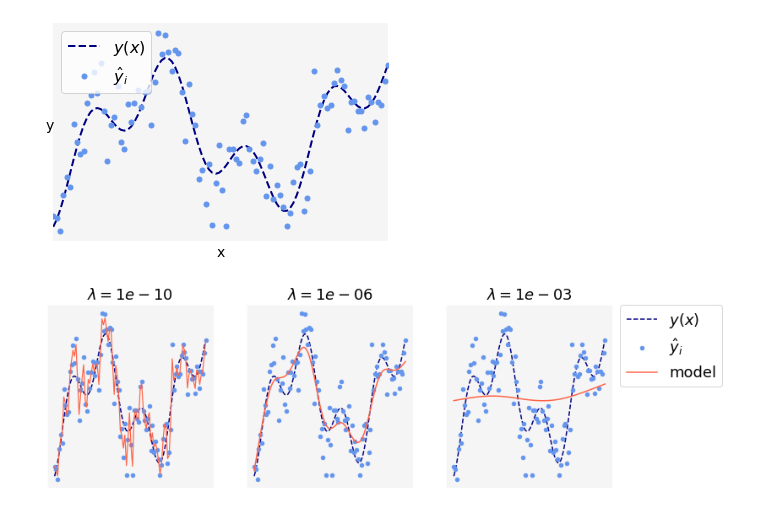
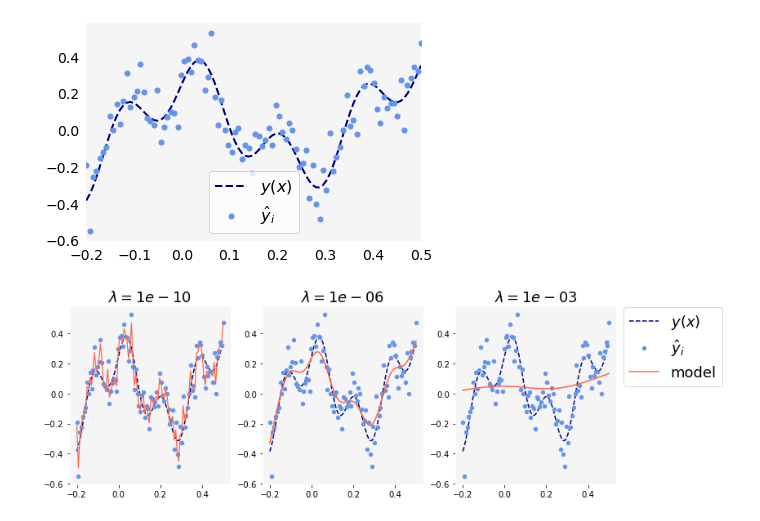
Before and after one commit to NikolineBalle/Bachelor, a Jupyter notebook: example_lam_plot.ipynb, the cells around one changed output. Drawn from its saved outputs; the diff is of its cells as text; code cells hidden in the pictures.

Commit message:
Added xticks and yticks

```diff
--- a/example_lam_plot.ipynb
+++ b/example_lam_plot.ipynb
@@ -33,12 +33,12 @@ f1 = plt.figure()
 plt.plot(xx,f(xx),'--',color = 'navy',label = '$y(x)$', linewidth = 2)
 plt.plot(x,yhat,'bo',color = 'cornflowerblue',markersize = 5,label = 'observations')
 plt.xlim((a,b))
-plt.xticks([])
-plt.yticks([])
-plt.xlabel('x', fontsize = 14)
-plt.ylabel('y', rotation = 0, fontsize = 14)
+plt.xticks(fontsize=14)
+plt.yticks(fontsize=14)
+# plt.xlabel('x', fontsize = 14)
+# plt.ylabel('y', rotation = 0, fontsize = 14)
 plt.tick_params(left=False, bottom = False, right = False, top = False)
-plt.legend(['$y(x)$', '$\hat{y}_i$'], numpoints = 1, prop = {'size': 16}, loc = 'upper left')
+plt.legend(['$y(x)$', '$\hat{y}_i$'], numpoints = 1, prop = {'size': 16}, loc = 'best')
 ax = plt.gca()
 ax.set_facecolor('whitesmoke')
 for spine in plt.gca().spines.values():
@@ -59,8 +59,8 @@ ax[0].plot(xx,f(xx),'--',color = 'navy', linewidth=1.5)
 ax[0].plot(x,yhat,'bo',markersize = 4.5, color = 'cornflowerblue')
 ax[0].plot(x,yhat-n*lam/xi*c,color = 'tomato', linewidth=1.2)
 ax[0].set_title('$\lambda = {:1.0e}$'.format(lam), fontsize = 18)
-ax[0].xaxis.set_visible(False)
-ax[0].yaxis.set_visible(False)
+ax[0].xaxis.set_visible(True)
+ax[0].yaxis.set_visible(True)
 ax[0].spines['bottom'].set_color('white')
 ax[0].spines['top'].set_color('white')
 ax[0].spines['right'].set_color('white')
@@ -70,36 +70,36 @@ ax[0].set_facecolor('whitesmoke')
 lam    = 1e-6
 Wt, z  = egrss.potrf(Ut,Vt,n*lam/xi)
 c,d    = lambda_fun.smoothing_spline_reg(Ut,Wt,z,yhat)
 ax[1].plot(xx,f(xx),'--',color = 'navy', linewidth=1.5)
 ax[1].plot(x,yhat,'bo',markersize = 4.5, color = 'cornflowerblue')
 ax[1].plot(x,yhat-n*lam/xi*c,color = 'tomato', linewidth=1.5)
 ax[1].set_title('$\lambda = {:1.0e}$'.format(lam), fontsize = 18)
-ax[1].xaxis.set_visible(False)
-ax[1].yaxis.set_visible(False)
+ax[1].xaxis.set_visible(True)
+ax[1].yaxis.set_visible(True)
 ax[1].spines['bottom'].set_color('white')
 ax[1].spines['top'].set_color('white')
 ax[1].spines['right'].set_color('white')
 ax[1].spines['left'].set_color('white')
 ax[1].set_facecolor('whitesmoke')
 
 lam    = 1e-3
 Wt, z  = egrss.potrf(Ut,Vt,n*lam/xi)
 c,d    = lambda_fun.smoothing_spline_reg(Ut,Wt,z,yhat)
 ax[2].plot(xx,f(xx),'--',color = 'navy', linewidth=1.5)
 ax[2].plot(x,yhat,'bo',markersize = 4.5, color = 'cornflowerblue')
 ax[2].plot(x,yhat-n*lam/xi*c,color = 'tomato', linewidth=1.5)
 ax[2].set_title('$\lambda = {:1.0e}$'.format(lam), fontsize = 18)
 plt.legend([ '$y(x)$','$\hat{y}_i$','model'],loc = 'upper left', numpoints = 1, prop = {'size': 18}, bbox_to_anchor=(1, 1.04))
-ax[2].xaxis.set_visible(False)
-ax[2].yaxis.set_visible(False)
+ax[2].xaxis.set_visible(True)
+ax[2].yaxis.set_visible(True)
 ax[2].spines['bottom'].set_color('white')
 ax[2].spines['top'].set_color('white')
 ax[2].spines['right'].set_color('white')
 ax[2].spines['left'].set_color('white')
 ax[2].set_facecolor('whitesmoke')
 plt.show()
 my_path = os.getcwd()
 fig.savefig(my_path + "/Plots/lambda.pdf", bbox_inches='tight')
 # %% [output]
-[figure, old version]
+[figure, new version]
-[figure, old version]
+[figure, new version]
```
Also changed, not shown: 1 other file.
